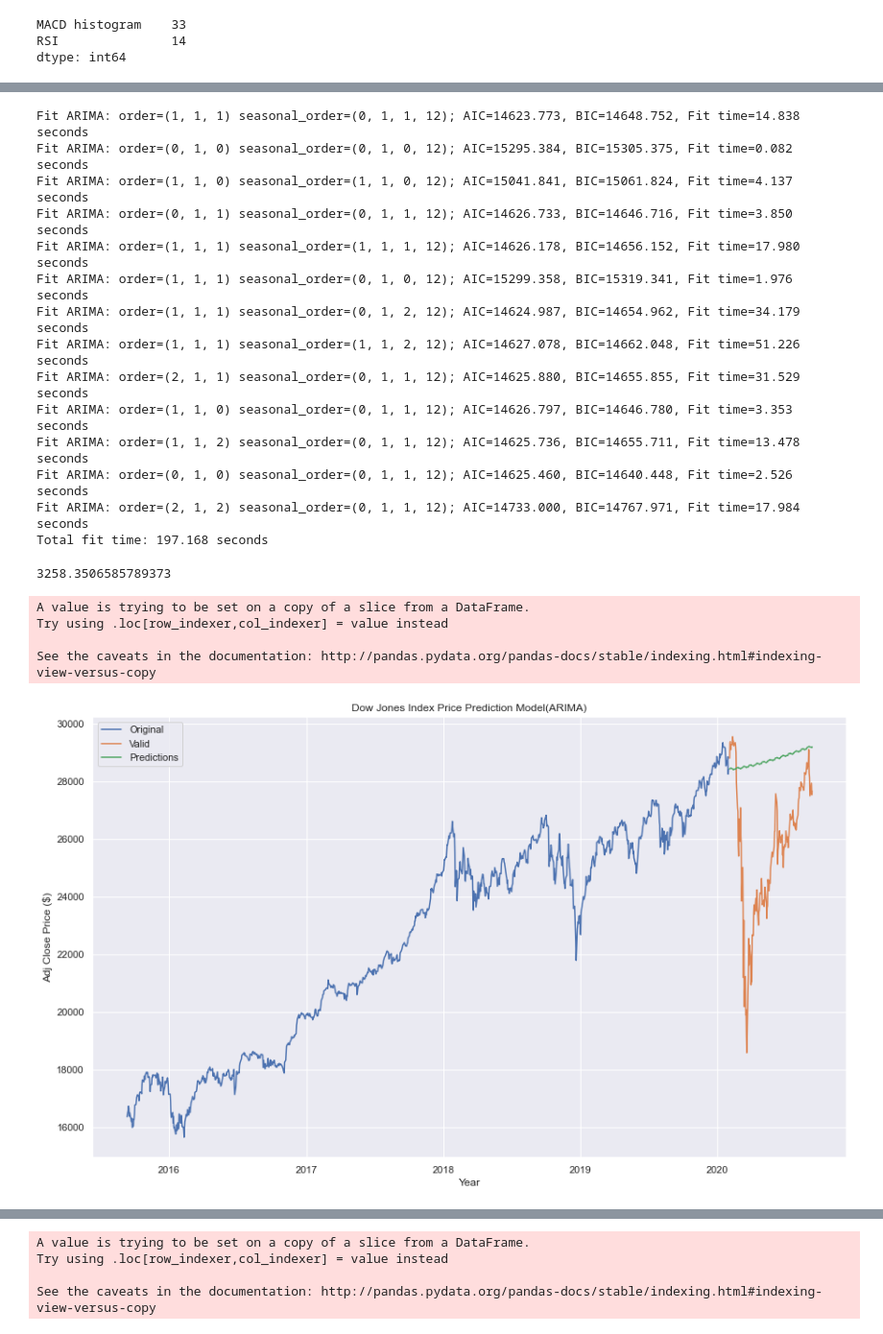
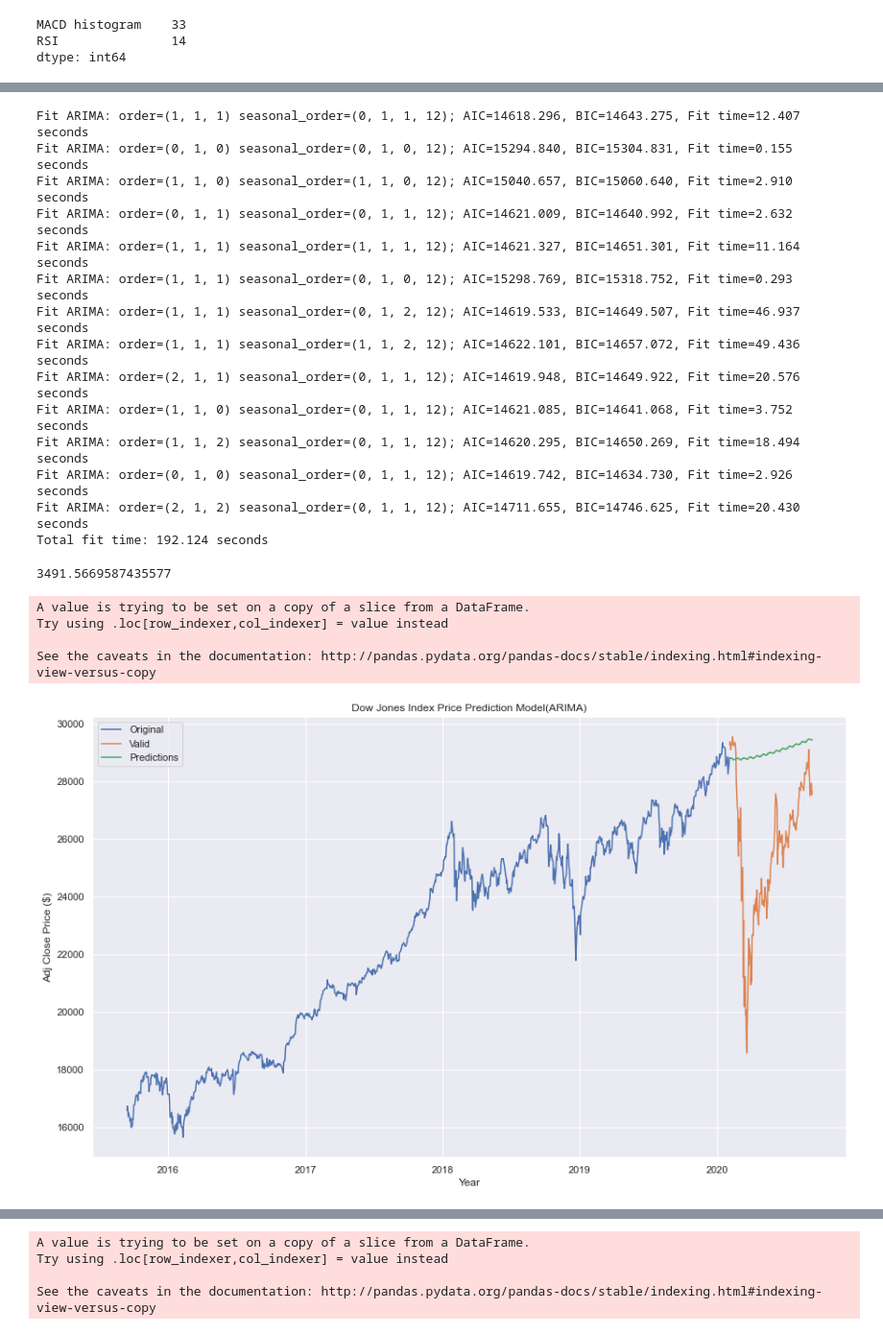
Before and after one commit to voducminh09/Stock-price-Classification-Time-Series-prediction-Project, a Jupyter notebook: Stock price prediction Project.ipynb, the cells around one changed output, grey strips where cells are left out. Shown at 96% size. Saved outputs shown, nothing was run; the diff lists cells and outputs as text; code cells hidden in the pictures.

```diff
--- a/Stock price prediction Project.ipynb
+++ b/Stock price prediction Project.ipynb
@@ -567,5 +589,4 @@ See the caveats in the documentation: http://pandas.pydata.org/pandas-docs/stabl
 # %%
 #Next, I will apply Random Forest algorithm
 dow_rf = RandomForestRegressor(random_state=1)
-dow_rf.fit(imputed_X_train,y_train)
-val_prediction = dow_rf.predict(X_val)
+dow_rf.fit(imputed_X_train_dj,y_train_dj)
@@ -603,10 +632,10 @@ from sklearn.preprocessing import MinMaxScaler
 scaler = MinMaxScaler(feature_range=(0, 1))
 # %%
 #scaling data
-X_train_scaled = scaler.fit_transform(imputed_X_train)
-X_train = pd.DataFrame(X_train_scaled)
-X_valid_scaled = scaler.fit_transform(X_val)
-X_valid = pd.DataFrame(X_valid_scaled)
+X_train_scaled_dj = scaler.fit_transform(imputed_X_train_dj)
+X_train_dj = pd.DataFrame(X_train_scaled_dj)
+X_valid_scaled_dj = scaler.fit_transform(X_val_dj)
+X_valid_dj = pd.DataFrame(X_valid_scaled_dj)
 
 #using gridsearch to find the best parameter
 params = {'n_neighbors':[2,3,4,5,6,7,8,9]}
@@ -614,6 +643,6 @@ knn = neighbors.KNeighborsRegressor()
 model = GridSearchCV(knn, params, cv=5)
 
 #fit the model and make predictions
-model.fit(X_train,y_train)
-predictions = model.predict(X_valid)
+model.fit(X_train_dj,y_train_dj)
+predictions_dj_k = model.predict(X_valid_dj)
 # %%
@@ -624,12 +653,12 @@ mae
 # %%
 #plot
-valid['Predictions_k'] = predictions
+valid_dj['Predictions_k'] = predictions_dj_k
 plt.figure(figsize=(15, 9))
 plt.title("Dow Jones index Price Prediction Model(k-nearest Neighbors)")
 plt.xlabel("Year")
 plt.ylabel("Adj Close Price ($)")
-plt.plot(train['Adj Close'])
-plt.plot(valid[['Adj Close','Predictions_k']])
+plt.plot(train_dj['Adj Close'])
+plt.plot(valid_dj[['Adj Close','Predictions_k']])
 plt.legend(["Original", "Valid", "Predictions"])
 plt.show()
 # %% [output]
@@ -642,54 +671,54 @@ See the caveats in the documentation: http://pandas.pydata.org/pandas-docs/stabl
 #sort data into ascending order and create new data so that original data is unaffected
 data_dj = dow.sort_index(ascending=True, axis=0)
 
-train = data_dj[:1105]
-valid = data_dj[1105:]
+train_arima_dj = data_dj[:1105]
+valid_arima_dj = data_dj[1105:]
 
-training = train['Adj Close']
-validation = valid['Adj Close']
+training_arima_dj = train_arima_dj['Adj Close']
+validation_arima_dj = valid_arima_dj['Adj Close']
 
-model = auto_arima(training, start_p=1, start_q=1,max_p=3, max_q=3, m=12,start_P=0, seasonal=True,d=1, D=1, trace=True,error_action='ignore',suppress_warnings=True)
-model.fit(training)
+model = auto_arima(training_arima_dj, start_p=1, start_q=1,max_p=3, max_q=3, m=12,start_P=0, seasonal=True,d=1, D=1, trace=True,error_action='ignore',suppress_warnings=True)
+model.fit(training_arima_dj)
 
-forecast = model.predict(n_periods=154)
-forecast = pd.DataFrame(forecast,index = valid.index,columns=['Prediction'])
+forecast_dj = model.predict(n_periods=153)
+forecast_dj = pd.DataFrame(forecast_dj,index = valid_arima_dj.index,columns=['Prediction'])
 # %% [output]
-Fit ARIMA: order=(1, 1, 1) seasonal_order=(0, 1, 1, 12); AIC=14623.773, BIC=14648.752, Fit time=14.838 seconds
-Fit ARIMA: order=(0, 1, 0) seasonal_order=(0, 1, 0, 12); AIC=15295.384, BIC=15305.375, Fit time=0.082 seconds
-Fit ARIMA: order=(1, 1, 0) seasonal_order=(1, 1, 0, 12); AIC=15041.841, BIC=15061.824, Fit time=4.137 seconds
-Fit ARIMA: order=(0, 1, 1) seasonal_order=(0, 1, 1, 12); AIC=14626.733, BIC=14646.716, Fit time=3.850 seconds
-Fit ARIMA: order=(1, 1, 1) seasonal_order=(1, 1, 1, 12); AIC=14626.178, BIC=14656.152, Fit time=17.980 seconds
-Fit ARIMA: order=(1, 1, 1) seasonal_order=(0, 1, 0, 12); AIC=15299.358, BIC=15319.341, Fit time=1.976 seconds
-Fit ARIMA: order=(1, 1, 1) seasonal_order=(0, 1, 2, 12); AIC=14624.987, BIC=14654.962, Fit time=34.179 seconds
-Fit ARIMA: order=(1, 1, 1) seasonal_order=(1, 1, 2, 12); AIC=14627.078, BIC=14662.048, Fit time=51.226 seconds
-Fit ARIMA: order=(2, 1, 1) seasonal_order=(0, 1, 1, 12); AIC=14625.880, BIC=14655.855, Fit time=31.529 seconds
-Fit ARIMA: order=(1, 1, 0) seasonal_order=(0, 1, 1, 12); AIC=14626.797, BIC=14646.780, Fit time=3.353 seconds
-Fit ARIMA: order=(1, 1, 2) seasonal_order=(0, 1, 1, 12); AIC=14625.736, BIC=14655.711, Fit time=13.478 seconds
-Fit ARIMA: order=(0, 1, 0) seasonal_order=(0, 1, 1, 12); AIC=14625.460, BIC=14640.448, Fit time=2.526 seconds
-Fit ARIMA: order=(2, 1, 2) seasonal_order=(0, 1, 1, 12); AIC=14733.000, BIC=14767.971, Fit time=17.984 seconds
-Total fit time: 197.168 seconds
+Fit ARIMA: order=(1, 1, 1) seasonal_order=(0, 1, 1, 12); AIC=14618.296, BIC=14643.275, Fit time=12.407 seconds
+Fit ARIMA: order=(0, 1, 0) seasonal_order=(0, 1, 0, 12); AIC=15294.840, BIC=15304.831, Fit time=0.155 seconds
+Fit ARIMA: order=(1, 1, 0) seasonal_order=(1, 1, 0, 12); AIC=15040.657, BIC=15060.640, Fit time=2.910 seconds
+Fit ARIMA: order=(0, 1, 1) seasonal_order=(0, 1, 1, 12); AIC=14621.009, BIC=14640.992, Fit time=2.632 seconds
+Fit ARIMA: order=(1, 1, 1) seasonal_order=(1, 1, 1, 12); AIC=14621.327, BIC=14651.301, Fit time=11.164 seconds
+Fit ARIMA: order=(1, 1, 1) seasonal_order=(0, 1, 0, 12); AIC=15298.769, BIC=15318.752, Fit time=0.293 seconds
+Fit ARIMA: order=(1, 1, 1) seasonal_order=(0, 1, 2, 12); AIC=14619.533, BIC=14649.507, Fit time=46.937 seconds
+Fit ARIMA: order=(1, 1, 1) seasonal_order=(1, 1, 2, 12); AIC=14622.101, BIC=14657.072, Fit time=49.436 seconds
+Fit ARIMA: order=(2, 1, 1) seasonal_order=(0, 1, 1, 12); AIC=14619.948, BIC=14649.922, Fit time=20.576 seconds
+Fit ARIMA: order=(1, 1, 0) seasonal_order=(0, 1, 1, 12); AIC=14621.085, BIC=14641.068, Fit time=3.752 seconds
+Fit ARIMA: order=(1, 1, 2) seasonal_order=(0, 1, 1, 12); AIC=14620.295, BIC=14650.269, Fit time=18.494 seconds
+Fit ARIMA: order=(0, 1, 0) seasonal_order=(0, 1, 1, 12); AIC=14619.742, BIC=14634.730, Fit time=2.926 seconds
+Fit ARIMA: order=(2, 1, 2) seasonal_order=(0, 1, 1, 12); AIC=14711.655, BIC=14746.625, Fit time=20.430 seconds
+Total fit time: 192.124 seconds
 # %%
-mae = mean_absolute_error(y_val,forecast)
+mae = mean_absolute_error(y_val_dj,forecast_dj)
 mae
 # %% [output]
-3258.3506585789373
+3491.5669587435577
 # %%
 #plot
-valid['Predictions_arima'] = forecast
+valid_dj['Predictions_arima'] = forecast_dj
 plt.figure(figsize=(15, 9))
 plt.title("Dow Jones Index Price Prediction Model(ARIMA)")
 plt.xlabel("Year")
 plt.ylabel("Adj Close Price ($)")
-plt.plot(train['Adj Close'])
-plt.plot(valid[['Adj Close','Predictions_arima']])
+plt.plot(train_dj['Adj Close'])
+plt.plot(valid_dj[['Adj Close','Predictions_arima']])
 plt.legend(["Original", "Valid", "Predictions"])
 plt.show()
 # %% [output]
 A value is trying to be set on a copy of a slice from a DataFrame.
 Try using .loc[row_indexer,col_indexer] = value instead
 
 See the caveats in the documentation: http://pandas.pydata.org/pandas-docs/stable/indexing.html#indexing-view-versus-copy
-[figure, old version]
+[figure, new version]
 # %%
 from fbprophet import Prophet
 #Creating new data: time series with year and Adj Close for prophet
```
Also changed, not shown: parts of 54 cells of this notebook.
